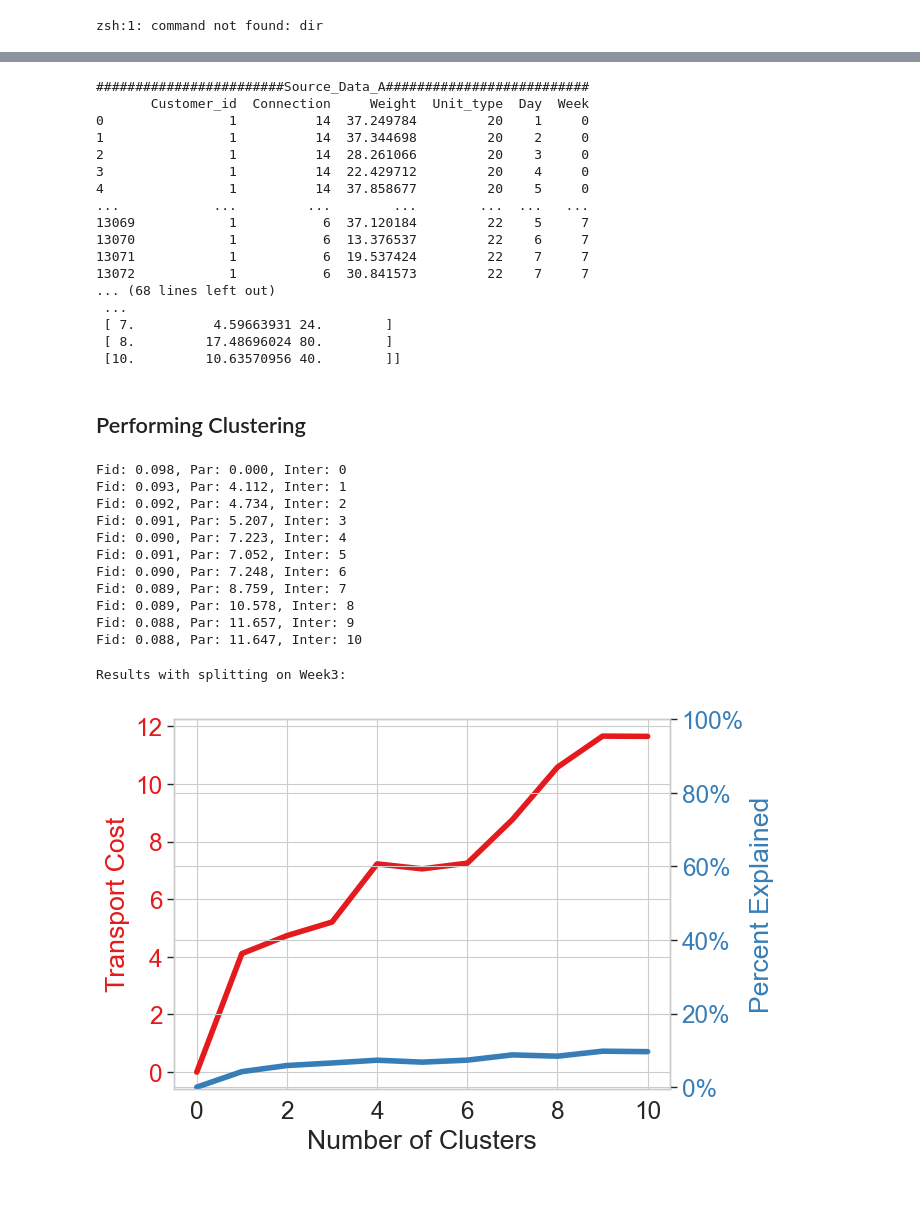
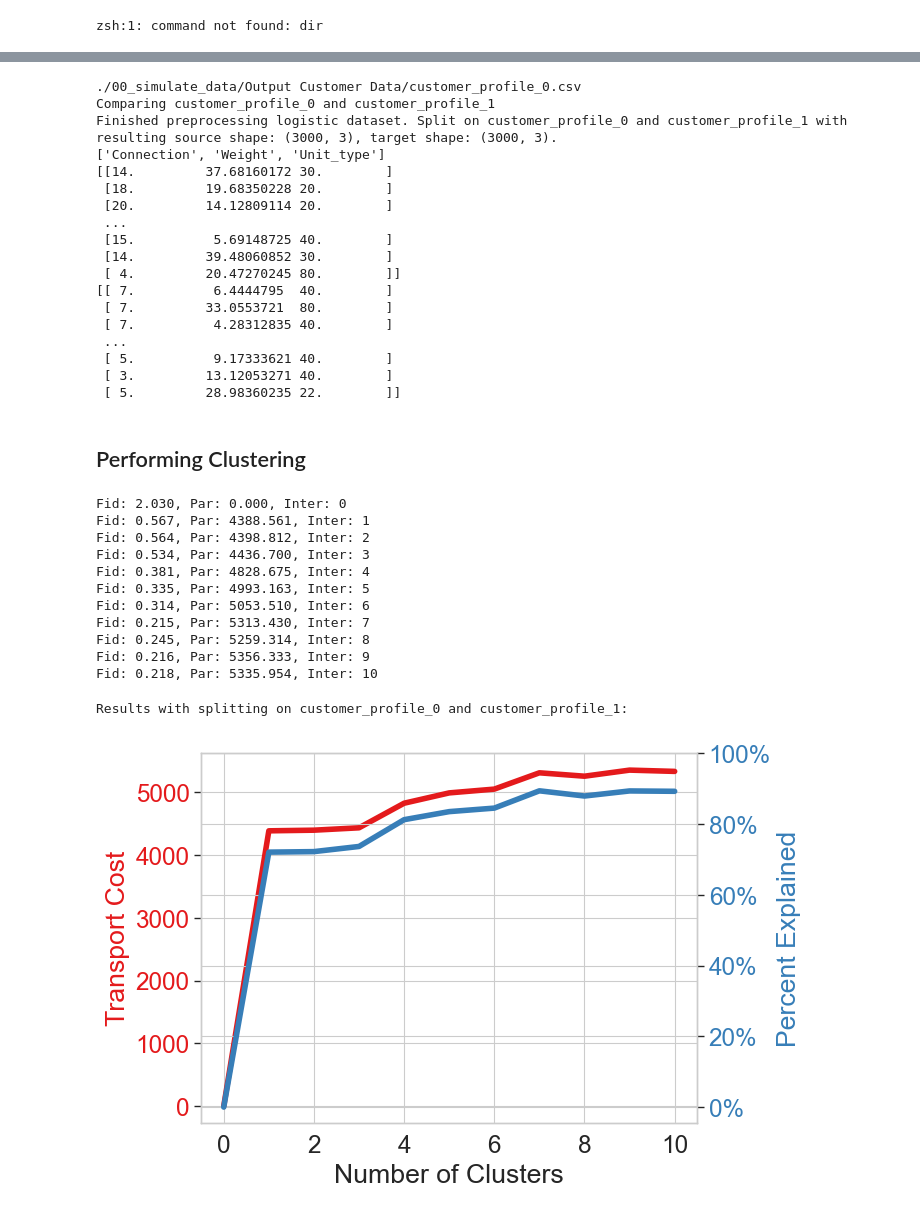
Before and after one commit to TrulySanae/PAMI_Projekt, a Jupyter notebook: Shift Explantion/adult-income-experiment.ipynb, the cells around one changed output, grey strips where cells are left out. Saved outputs shown, nothing was run; the diff lists cells and outputs as text; code cells hidden in the pictures.

Commit message:
Adding Variables to automatically select which Datasets you want to compare

```diff
--- a/Shift Explantion/adult-income-experiment.ipynb
+++ b/Shift Explantion/adult-income-experiment.ipynb
@@ -56,32 +46,40 @@ Note: For eduation, Assoc-acdm and Assoc-voc are equally ranked as well as Docto
 # %%
 from data_utils import load_and_preprocess_logistics_data
 continuous_variables_indicies = [0,1,2]
+# Pick the desired dataset combination
+comparison_dict = {0: [0,1], 1: [2,3], 2: [4,5]}
+comparison_id = 0
 # n_samples = 'balanced'
-n_samples = 1000
+n_samples = 3000
+equal_week_split = True
+
 X, Y, feature_names = load_and_preprocess_logistics_data(
-            data_dir, rng, n_samples, return_column_names=True)
+            data_dir, rng, n_samples, return_column_names=True,equal_week_split=equal_week_split, comparison_id=
+            comparison_id, comparison_dict=comparison_dict)
 from sklearn.preprocessing import StandardScaler
 standardizer = StandardScaler()
+print(feature_names)
 print(X)
 print(Y)
 # %% [output]
-########################Source_Data_A##########################
-       Customer_id  Connection     Weight  Unit_type  Day  Week
-0                1          14  37.249784         20    1     0
-1                1          14  37.344698         20    2     0
-2                1          14  28.261066         20    3     0
-3                1          14  22.429712         20    4     0
-4                1          14  37.858677         20    5     0
-...            ...         ...        ...        ...  ...   ...
-13069            1           6  37.120184         22    5     7
-13070            1           6  13.376537         22    6     7
-13071            1           6  19.537424         22    7     7
-13072            1           6  30.841573         22    7     7
-... (68 lines left out)
+./00_simulate_data/Output Customer Data/customer_profile_0.csv
+Comparing customer_profile_0 and customer_profile_1
+Finished preprocessing logistic dataset. Split on customer_profile_0 and customer_profile_1 with resulting source shape: (3000, 3), target shape: (3000, 3).
+['Connection', 'Weight', 'Unit_type']
+[[14.         37.68160172 30.        ]
+ [18.         19.68350228 20.        ]
+ [20.         14.12809114 20.        ]
  ...
- [ 7.          4.59663931 24.        ]
- [ 8.         17.48696024 80.        ]
- [10.         10.63570956 40.        ]]
+ [15.          5.69148725 40.        ]
+ [14.         39.48060852 30.        ]
+ [ 4.         20.47270245 80.        ]]
+[[ 7.          6.4444795  40.        ]
+ [ 7.         33.0553721  80.        ]
+ [ 7.          4.28312835 40.        ]
+ ...
+ [ 5.          9.17333621 40.        ]
+ [ 3.         13.12053271 40.        ]
+ [ 5.         28.98360235 22.        ]]
 # %% [markdown]
 ## Performing Clustering
 # %%
@@ -97,7 +95,7 @@ def get_mixed_variable_desiderata(X_continuous, Y_continuous, Z, standardizer, c
         Z_projected_discrete = Z.copy()
         uniform_vars = rng.uniform(size=(Z.shape[0], len(non_continuous_variables_indicies)))
         positive_probability = Z[:, non_continuous_variables_indicies]
-        Z_projected_discrete[:, non_continuous_variables_indicies] = (uniform_vars <= positive_probability).astype(Z.dtype)
+        # Z_projected_discrete[:, non_continuous_variables_indicies] = (uniform_vars <= positive_probability).astype(Z.dtype)
         Z_projected_continous = standardizer.transform(Z_projected_discrete)
         # Calculating fidelity
         M = cdist(Y_continuous, Z_projected_continous, 'sqeuclidean')
@@ -175,17 +173,17 @@ for n_clusters in range(1, max_clusters+1):
     }
     cluster_histories.append(cluster_record)
 # %% [output]
-Fid: 0.098, Par: 0.000, Inter: 0
-Fid: 0.093, Par: 4.112, Inter: 1
-Fid: 0.092, Par: 4.734, Inter: 2
-Fid: 0.091, Par: 5.207, Inter: 3
-Fid: 0.090, Par: 7.223, Inter: 4
-Fid: 0.091, Par: 7.052, Inter: 5
-Fid: 0.090, Par: 7.248, Inter: 6
-Fid: 0.089, Par: 8.759, Inter: 7
-Fid: 0.089, Par: 10.578, Inter: 8
-Fid: 0.088, Par: 11.657, Inter: 9
-Fid: 0.088, Par: 11.647, Inter: 10
+Fid: 2.030, Par: 0.000, Inter: 0
+Fid: 0.567, Par: 4388.561, Inter: 1
+Fid: 0.564, Par: 4398.812, Inter: 2
+Fid: 0.534, Par: 4436.700, Inter: 3
+Fid: 0.381, Par: 4828.675, Inter: 4
+Fid: 0.335, Par: 4993.163, Inter: 5
+Fid: 0.314, Par: 5053.510, Inter: 6
+Fid: 0.215, Par: 5313.430, Inter: 7
+Fid: 0.245, Par: 5259.314, Inter: 8
+Fid: 0.216, Par: 5356.333, Inter: 9
+Fid: 0.218, Par: 5335.954, Inter: 10
 # %%
 # changing fidelity to be % of shift explained
 def calc_percent_explained(x):
@@ -195,32 +193,32 @@ percent_explained = np.apply_along_axis(calc_percent_explained, 0, fids)
 # %%
 # Create Plot
 fig, ax1 = plt.subplots()
 
 ax1.set_xlabel('Number of Clusters')
 ax1.set_ylabel('Transport Cost', color = pal[0])
 ax1.plot(np.arange(max_clusters+1), pars, color = pal[0],
          **{k:v for (k,v) in line_parms.items() if k != 'color'})
 ax1.tick_params(axis ='y', labelcolor = pal[0])
 # Adding Twin Axes
 ax2 = ax1.twinx()
 ax2.set_ylabel('Percent Explained', color = pal[1])
 ax2.plot(np.arange(max_clusters+1), percent_explained, color = pal[1],
          **{k:v for (k,v) in line_parms.items() if k != 'color'})
 ax2.tick_params(axis ='y', labelcolor = pal[1])
 ax2.yaxis.set_major_formatter(mtick.PercentFormatter())
 ax2.set_ylim(None, 100)
 
 
 
-print(f'Results with splitting on Week{split_on_week}:')
+print(f'Results with splitting on customer_profile_{comparison_dict[comparison_id][0]} and customer_profile_{comparison_dict[comparison_id][1]}:')
 if save_figures: plt.savefig(
-    figure_dir / f'logitics_data_on{split_on_week}--clustering-results.{save_parms["format"]}',
+    figure_dir / f'logitics_data_oncustomer_profile_{comparison_dict[comparison_id][0]} and customer_profile_{comparison_dict[comparison_id][1]}--clustering-results.{save_parms["format"]}',
     **save_parms
     )
 plt.show()
 # %% [output]
-Results with splitting on Week3:
+Results with splitting on customer_profile_0 and customer_profile_1:
-[figure, old version]
+[figure, new version]
 # %%
 for record_idx in range(max_clusters):
     cluster_record = cluster_histories[record_idx]
```
Also changed, not shown: parts of 4 cells of this notebook, 1 other file.
